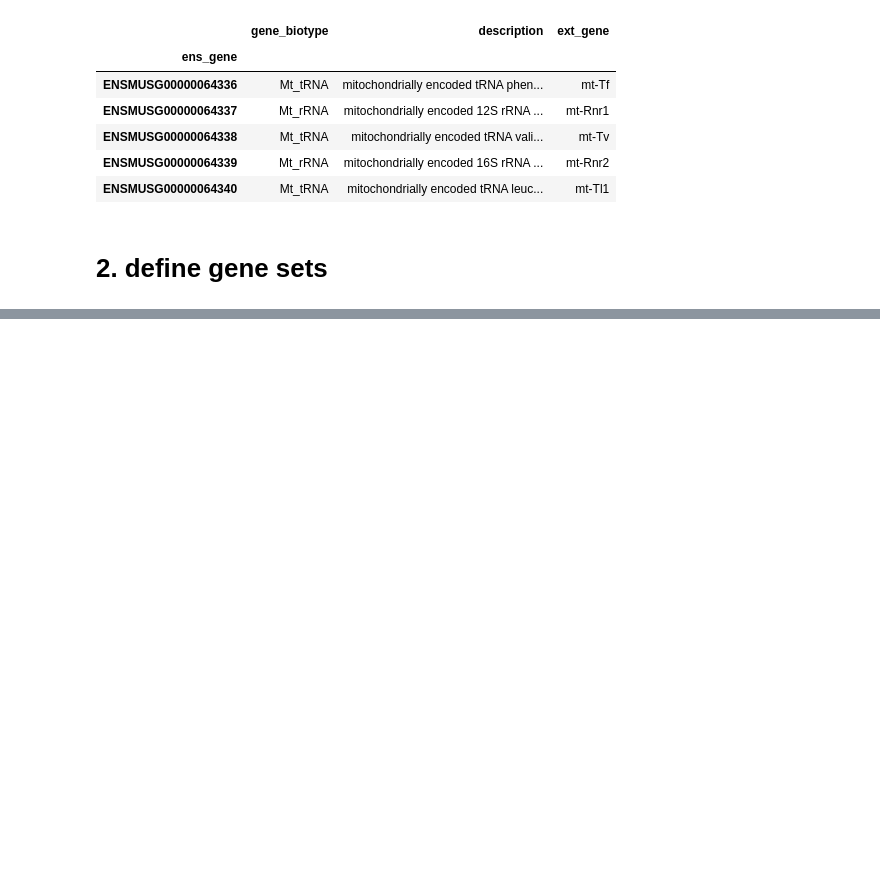
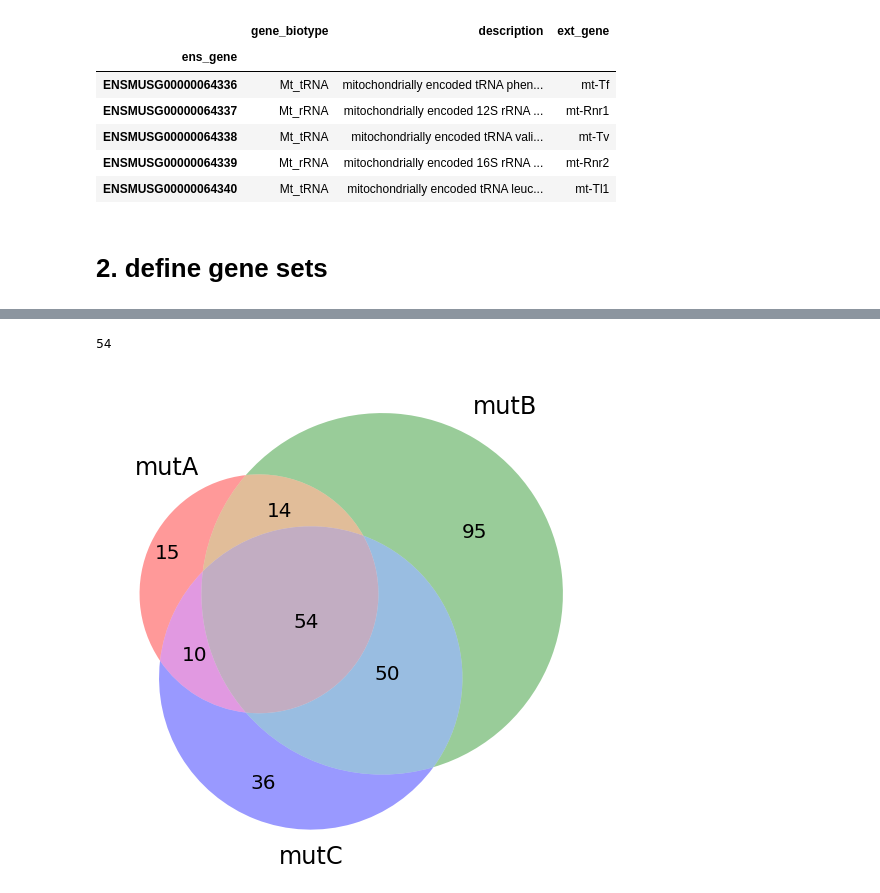
Before and after one commit to adelomana/reynisfjara, a Jupyter notebook: differential_expression/DESeq2 DEG set filter.ipynb, the cells around one changed output, grey strips where cells are left out. Drawn from its saved outputs; the diff is of its cells as text; code cells hidden in the pictures; blank space fills up the shorter version.

```diff
--- a/differential_expression/DESeq2 DEG set filter.ipynb
+++ b/differential_expression/DESeq2 DEG set filter.ipynb
@@ -221,0 +236,19 @@ working with mouse a3922 and trend up
+# %%
+# down
+trend = 'down'
+all_degs = []
+for mouse in mice[1:]:
+    results_table_file = results_table_dir + 'deseq2_' + mouse + '_' + trend + '.tsv'
+    df = pandas.read_csv(results_table_file, sep='\t', index_col=0)
+    degs = df.index.to_list()
+    all_degs.append(set(degs))
+
+# Venn diagram
+matplotlib_venn.venn3(all_degs, set_labels=('mutA', 'mutB', 'mutC'))
+
+# define core
+core_mut_down = list(all_degs[0] & all_degs[1] & all_degs[2])
+print(len(core_mut_down))
+# %% [output]
+54
+[figure, added]
```
Also changed, not shown: parts of 28 cells of this notebook.
